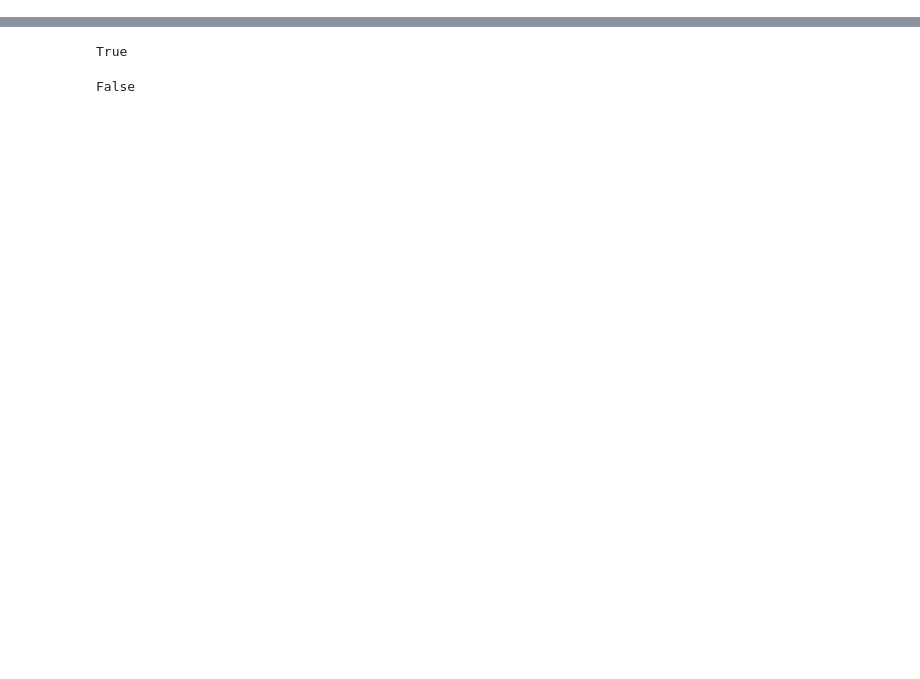
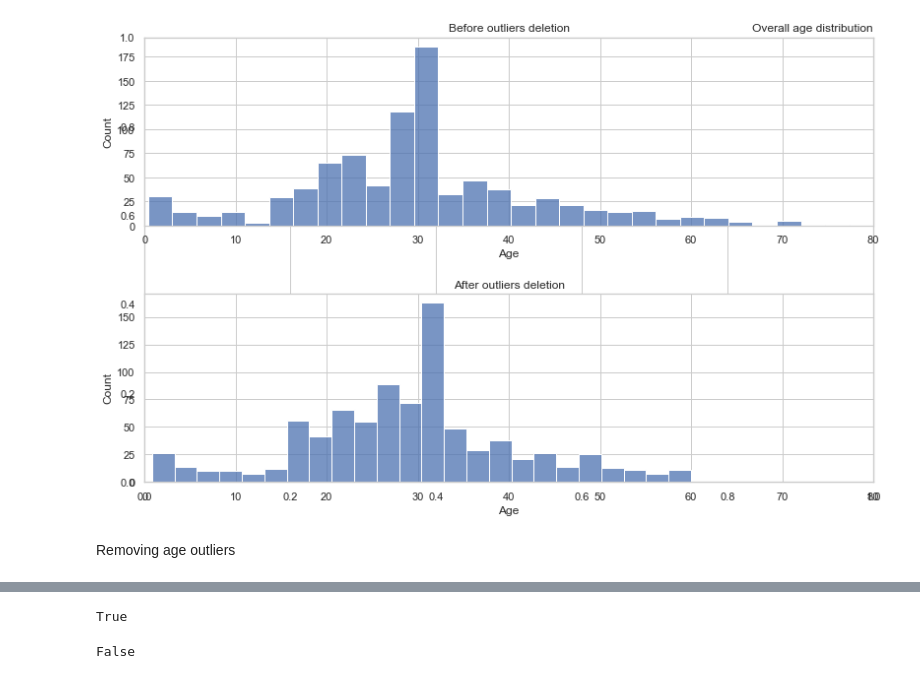
Before and after one commit to GoldenGarr/Titanic-, a Jupyter notebook: Titanic.ipynb, the cells around one changed output, grey strips where cells are left out. Saved outputs shown, nothing was run; the diff lists cells and outputs as text; code cells hidden in the pictures; blank space fills up the shorter version.

```diff
--- a/Titanic.ipynb
+++ b/Titanic.ipynb
@@ -329,0 +94,27 @@ categorical_columns = df.loc[:, df.dtypes == object].columns
+# %%
+fig = plt.figure(figsize=(12, 8))
+plt.title('Overall age distribution', loc='right')
+
+
+ax1 = fig.add_subplot(2, 1, 1)
+sns.histplot(df.Age)
+plt.xlim((0, df.Age.max()))
+plt.title('Before outliers deletion')
+
+
+lower = df.Age.quantile(0.005)
+upper = df.Age.quantile(0.975)
+
+ax2 = fig.add_subplot(2, 1, 2)
+sns.histplot(
+    df[df.Age.between(lower, upper, inclusive='both')].Age
+)
+plt.xlim((0, df.Age.max()))
+plt.title('After outliers deletion')
+
+
+fig.tight_layout()
+# %% [output]
+[figure, added]
+# %% [markdown]
+Removing age outliers
```
Also changed, not shown: parts of 103 cells of this notebook.
